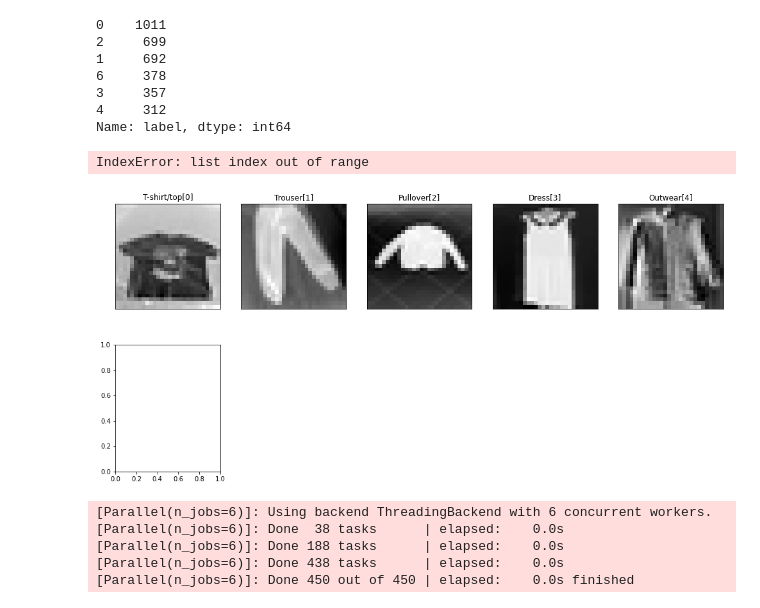
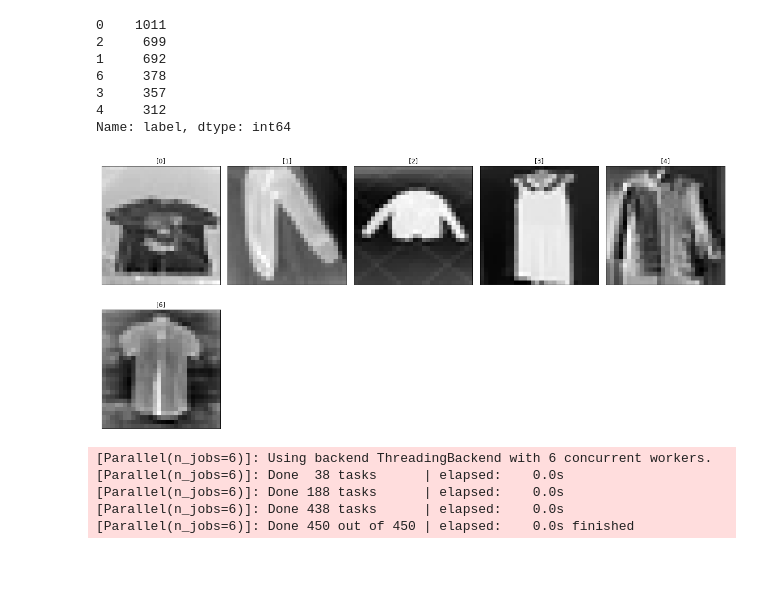
Before and after one commit to mcnanton/tp2AA, a Jupyter notebook: TP2AA.ipynb, the cells around one changed output. Drawn from its saved outputs; the diff is of its cells as text; code cells hidden in the pictures; blank space fills up the shorter version.

Commit message:
Ultimos cambios punto 9, error pickle

```diff
--- a/TP2AA.ipynb
+++ b/TP2AA.ipynb
@@ -989,9 +985,6 @@ plt.savefig("./img/confusion_matrix_best_model.png", dpi=200, facecolor="white")
 [figure]
 # %% [markdown]
 ## Punto 9: Estabilidad del modelo frente al ruido
-# %%
-#Traemos todo el conjunto de desarrollo entero (incluyendo entrenamiento y validación)
-X_train, y_train = mnist.load_mnist('data/', kind='train')
 # %%
 #Fiteamos el mejor modelo a desarrollo
 rfo.fit(X_train, y_train)
@@ -1276,23 +1266,22 @@ X_nc =  pd.DataFrame(data=X_nc.values, columns=X_train.columns)
 # %%
 clases = [0,1,2,3,4,6]
 
 class_names = ['T-shirt/top', 'Trouser', 'Pullover', 'Dress', 'Outwear', 'Shirt']
 
 
 ## Ejemplo 1
 plt.figure(figsize=(17,8))
 for i,clase_i in enumerate(clases):
   filtro_i = Y_nc == clase_i
   plt.subplot(2,5,i+1)
-  plt.title(str(class_names[clase_i])+str([clase_i]))
+  plt.title(str([clase_i]))
   plt.xticks([])
   plt.yticks([])
   plt.grid(False)
   plt.imshow(np.array(X_nc[filtro_i].iloc[0]).reshape(28,28),cmap='binary')
 plt.tight_layout()
 # %% [output]
-IndexError: list index out of range
-[figure, old version]
+[figure, new version]
 # %%
 y_pred = rfo.predict(X_nc)
 classification_report(Y_nc, y_pred)
```
Also changed, not shown: parts of 5 cells of this notebook.
